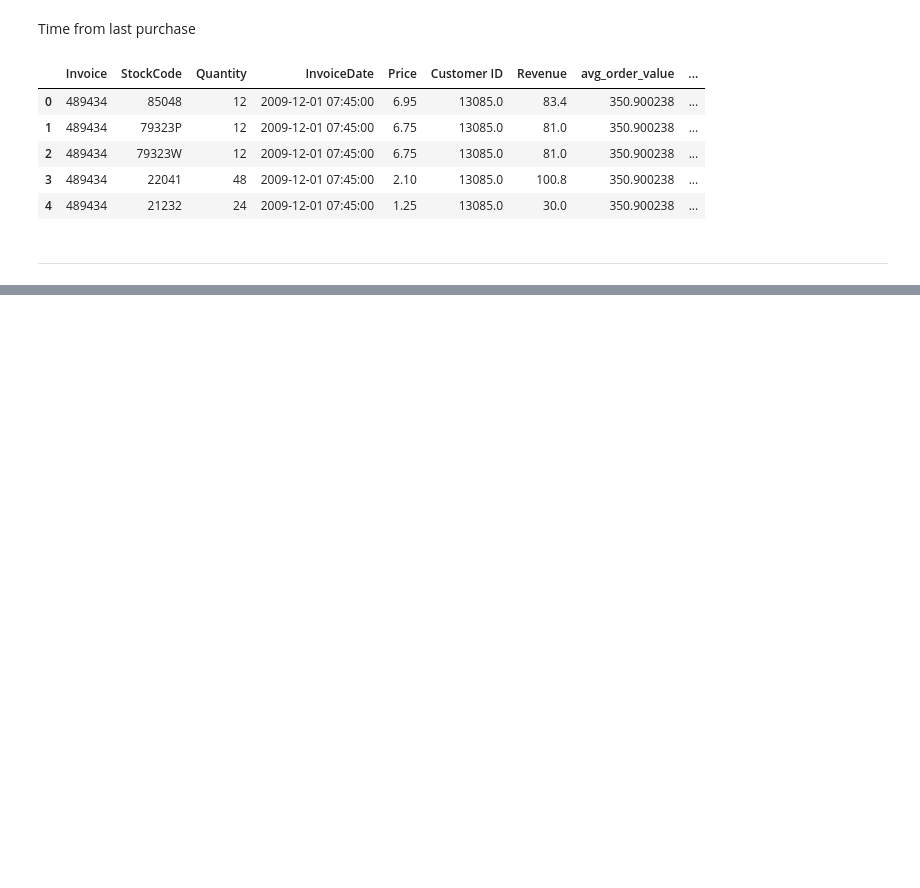
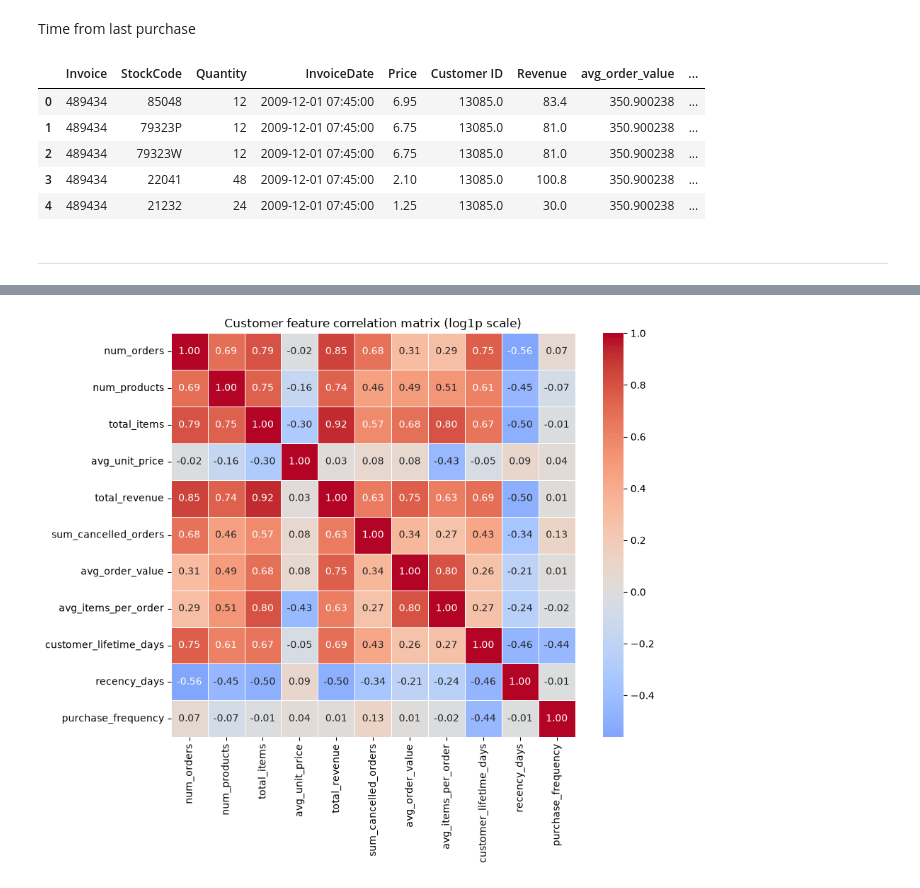
Before and after one commit to nick-st-coder/online-resail, a Jupyter notebook: notebooks/EDA.ipynb, the cells around one changed output, grey strips where cells are left out. Saved outputs shown, nothing was run; the diff lists cells and outputs as text; code cells hidden in the pictures; blank space fills up the shorter version.

```diff
--- a/notebooks/EDA.ipynb
+++ b/notebooks/EDA.ipynb
@@ -506,0 +585,9 @@ rfm = df.groupby("Customer ID").agg(
+# %%
+feats = ["num_orders", "num_products", "total_items", "avg_unit_price",
+         "total_revenue", "sum_cancelled_orders", "avg_order_value",
+         "avg_items_per_order", "customer_lifetime_days", "recency_days",
+         "purchase_frequency"]
+
+corr = np.log1p(customer_df[feats]).corr()
+
+corr["total_revenue"].round(3).sort_values(ascending=False)
@@ -506,0 +622,9 @@ rfm = df.groupby("Customer ID").agg(
+# %%
+plt.figure(figsize=(10, 8))
+sns.heatmap(corr, annot=True, fmt=".2f", cmap="coolwarm", center=0,
+            square=True, linewidths=0.5)
+plt.title("Customer feature correlation matrix (log1p scale)")
+plt.tight_layout()
+plt.show()
+# %% [output]
+[figure, added]
```
Also changed, not shown: parts of 31 cells of this notebook.
